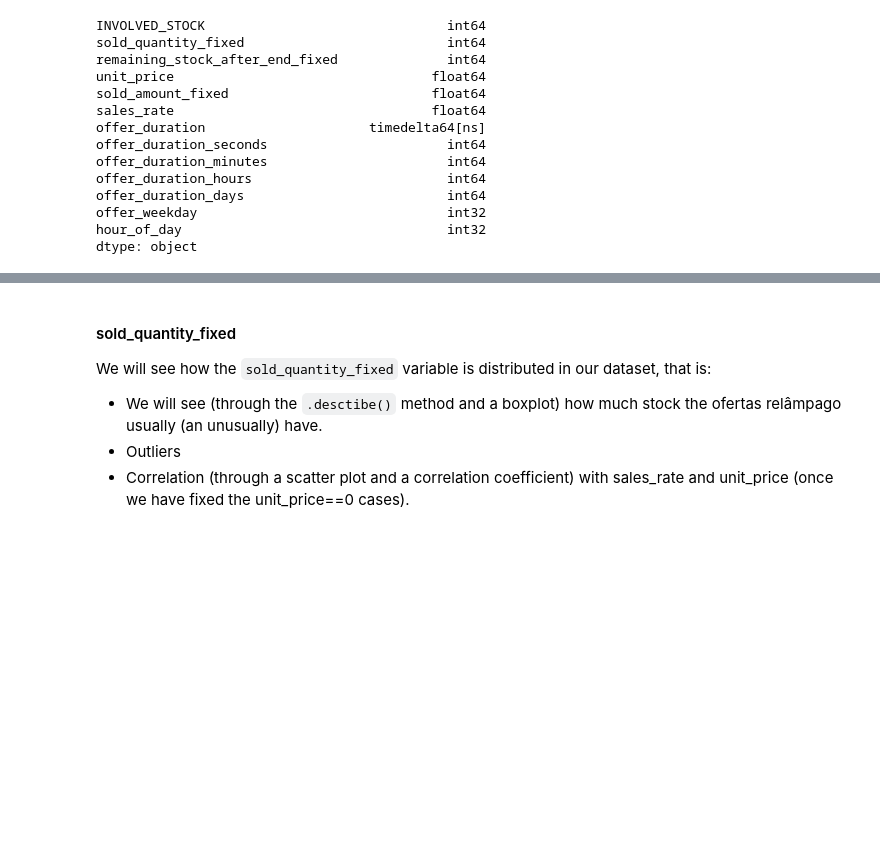
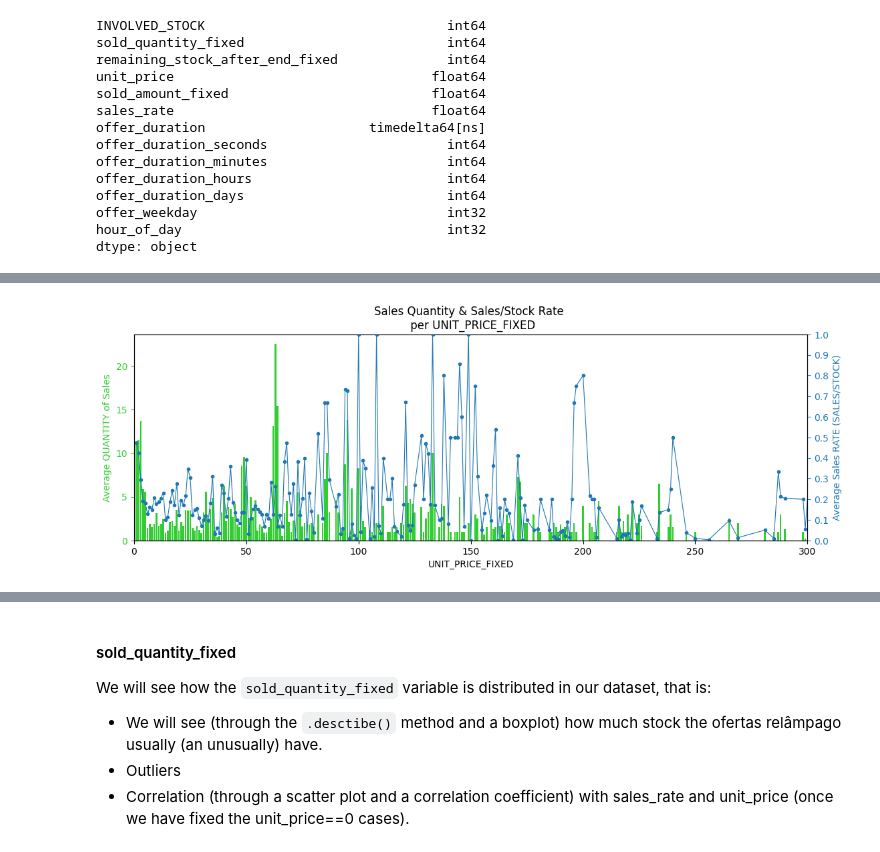
Before and after one commit to rafands/Meli_Tech_Challenge, a Jupyter notebook: EDA_ofertas_relampago.ipynb, the cells around one changed output, grey strips where cells are left out. Saved outputs shown, nothing was run; the diff lists cells and outputs as text; code cells hidden in the pictures; blank space fills up the shorter version.

```diff
--- a/EDA_ofertas_relampago.ipynb
+++ b/EDA_ofertas_relampago.ipynb
@@ -1412,0 +1558,5 @@ number of DOMAIN_ID's with sales:        965
+# %%
+relative_sales_sublots(df=df_clean, x='unit_price_fixed', min_x=0, max_x=300)
+#relative_sales_sublots(df=df_clean, x='unit_price_fixed', min_x=300, max_x=int(df_clean.unit_price_fixed.max()))
+# %% [output]
+[figure, added]
```
Also changed, not shown: parts of 31 cells of this notebook.
